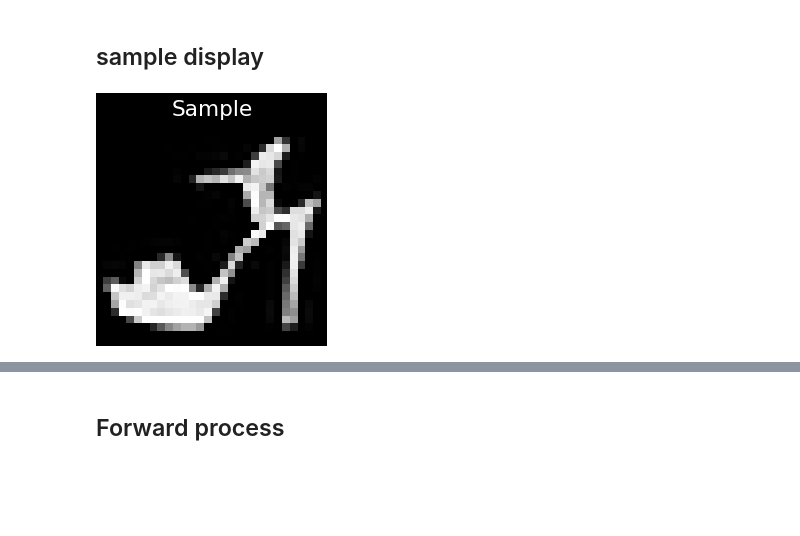
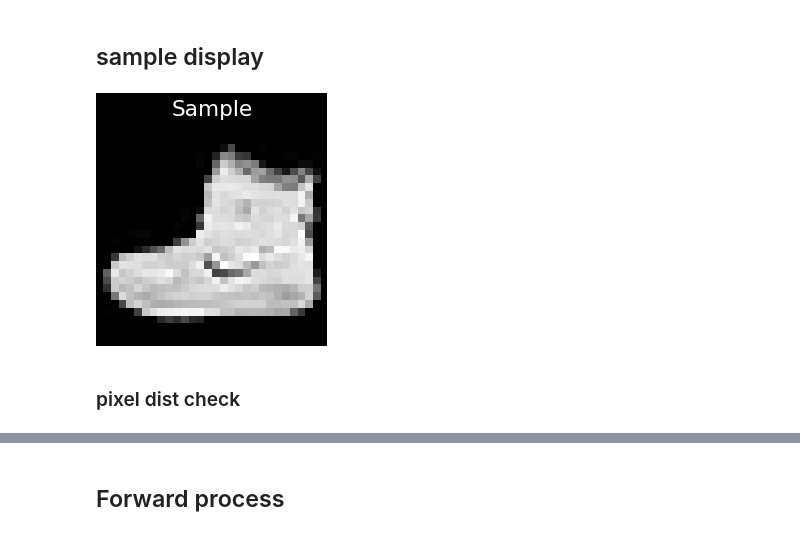
Before and after one commit to hwk0702/keras2torch, a Jupyter notebook: Generative_Deep_Learning/Score_Diffusion/Diffusion/diffusion_F-MNIST.ipynb, the cells around one changed output, grey strips where cells are left out. Drawn from its saved outputs; the diff is of its cells as text; code cells hidden in the pictures; blank space fills up the shorter version.

```diff
--- a/Generative_Deep_Learning/Score_Diffusion/Diffusion/diffusion_F-MNIST.ipynb
+++ b/Generative_Deep_Learning/Score_Diffusion/Diffusion/diffusion_F-MNIST.ipynb
@@ -40,12 +49,18 @@ class Configs():
 
     n_epochs = 1_000
     n_steps = 1_000
-    batch_size = 64
-    lr = 2e-5
+    batch_size = 32
+    lr = 2*1e-4
     data = 'MNIST' # FMNIST, CELEBA
     model = 'unet' # linear_shallow, linear_deep
+    img_size = 96 # celebA = (178, 217)
+    seed = 0
 # %%
 c = Configs()
 
 c.data = 'FMNIST'
-c.model = 'linear_deep'
+c.model = 'unet'
+c.n_epochs = 1_000
+c.img_size = 28
+
+seed_everything(c.seed)
@@ -57,7 +95,7 @@ from torchvision.datasets import FashionMNIST, MNIST
 from torchvision import transforms
 # %%
 # Path to the folder where the datasets are/should be downloaded (e.g. MNIST)
-DATASET_PATH = "data"
+DATASET_PATH = "../data"
 # Path to the folder where the pretrained models are saved
 CHECKPOINT_PATH = "saved_models"
 CELEB_A_PATH = "../../annotated_deep_learning_paper_implementations/data/celebA/img_align_celeba"
@@ -96,7 +134,7 @@ class CelebADataset(torch.utils.data.Dataset):
         return self._transform(img)
 # %%
 # Transformations applied on each image => first make them a tensor, then normalize them in the range -1 to 1
-transform = transforms.Compose([transforms.ToTensor(), transforms.Normalize((.5,), (.5,))])
+transform = transforms.Compose([transforms.ToTensor(), transforms.Lambda(lambda x: (x*2)-1)])
 
 if c.data == 'MNIST':
     # Loading the training dataset. We need to split it into a training and validation part
@@ -141,11 +179,14 @@ plt.show()
 # %% [markdown]
 ## sample display
 # %%
-x = train_set[9][0]
+sample_idx = 0
+x = train_set[sample_idx][0]
 plt.imshow(x.permute(1,2,0), cmap='gray')
 plt.title(f'Sample')
 
 plt.axis(False)
 plt.show()
 # %% [output]
-[figure, old version]
+[figure, new version]
+# %% [markdown]
+### pixel dist check
```
Also changed, not shown: parts of 22 cells of this notebook, 6 other files.
